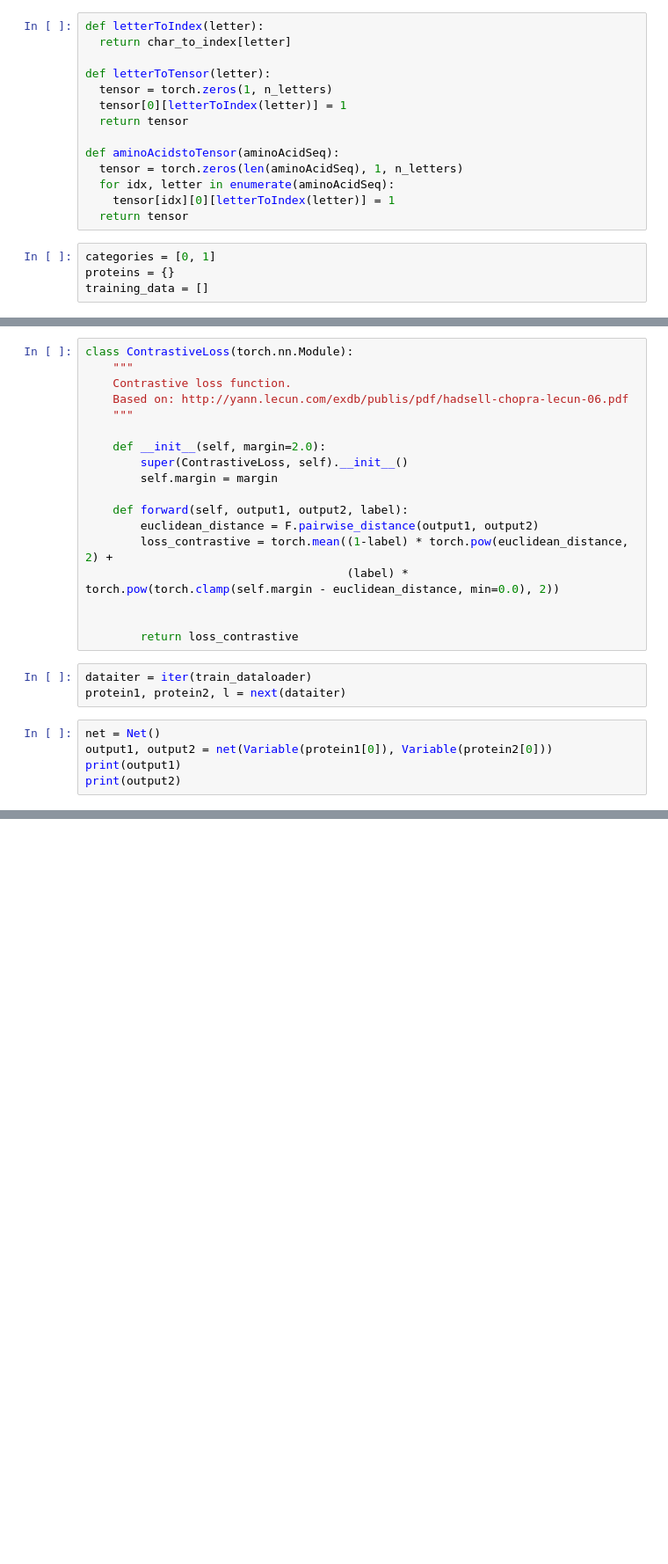
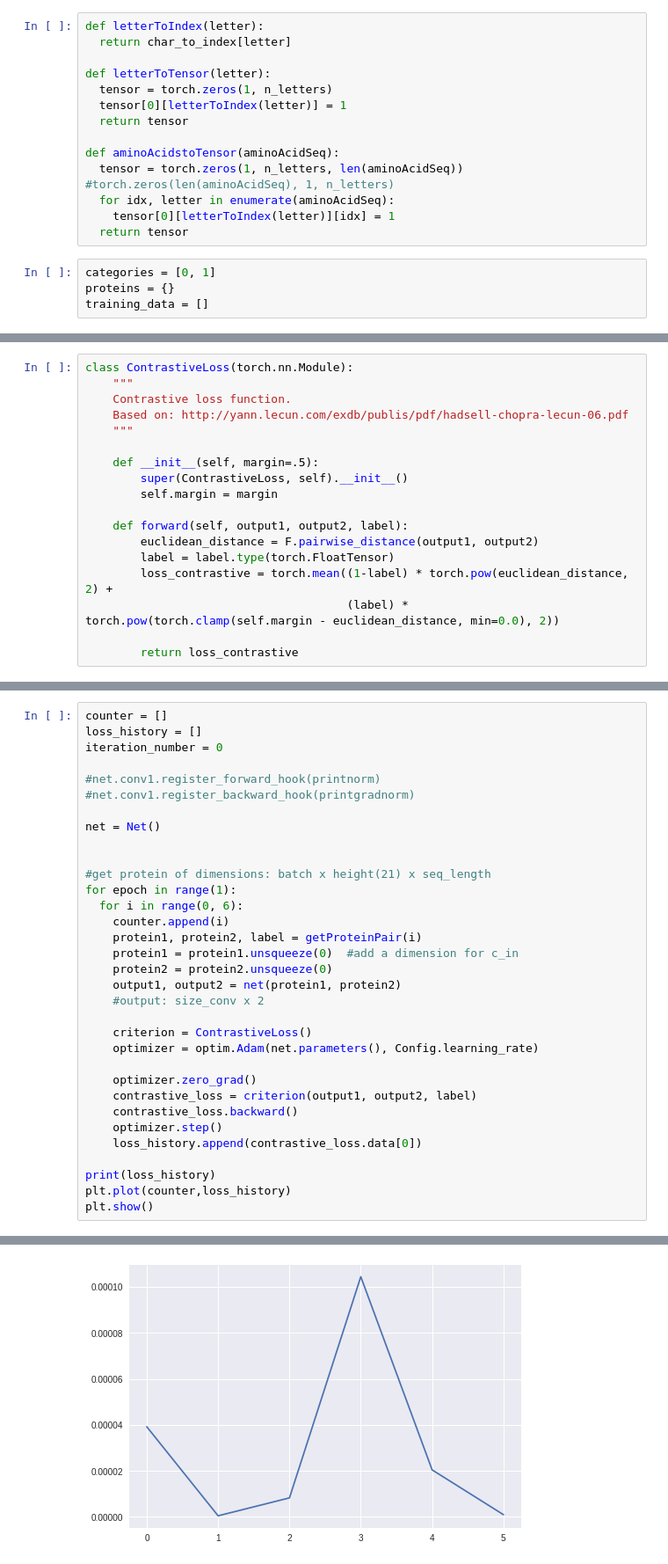
Before and after one commit to stopalopa/predicting-protein-protein-interaction, a Jupyter notebook: Protein_Protein_Interaction.ipynb, the cells around one changed output, grey strips where cells are left out. Shown: that part at 88% size. Cells and saved outputs as stored; diff of their text form; blank space fills up the shorter version.

Commit message:
Fix dimension mismatch in forward func and type error in contrastive loss function

```diff
--- a/Protein_Protein_Interaction.ipynb
+++ b/Protein_Protein_Interaction.ipynb
@@ -71,9 +74,9 @@ def letterToTensor(letter):
   return tensor
 
 def aminoAcidstoTensor(aminoAcidSeq):
-  tensor = torch.zeros(len(aminoAcidSeq), 1, n_letters)
+  tensor = torch.zeros(1, n_letters, len(aminoAcidSeq)) #torch.zeros(len(aminoAcidSeq), 1, n_letters)
   for idx, letter in enumerate(aminoAcidSeq):
-    tensor[idx][0][letterToIndex(letter)] = 1
+    tensor[0][letterToIndex(letter)][idx] = 1
   return tensor
 # %%
 categories = [0, 1]
@@ -219,22 +170,14 @@ class ContrastiveLoss(torch.nn.Module):
     Based on: http://yann.lecun.com/exdb/publis/pdf/hadsell-chopra-lecun-06.pdf
     """
 
-    def __init__(self, margin=2.0):
+    def __init__(self, margin=.5):
         super(ContrastiveLoss, self).__init__()
         self.margin = margin
 
     def forward(self, output1, output2, label):
         euclidean_distance = F.pairwise_distance(output1, output2)
+        label = label.type(torch.FloatTensor)
         loss_contrastive = torch.mean((1-label) * torch.pow(euclidean_distance, 2) +
                                       (label) * torch.pow(torch.clamp(self.margin - euclidean_distance, min=0.0), 2))
 
-
         return loss_contrastive
-# %%
-dataiter = iter(train_dataloader)
-protein1, protein2, l = next(dataiter)
-# %%
-net = Net()
-output1, output2 = net(Variable(protein1[0]), Variable(protein2[0]))
-print(output1)
-print(output2)
@@ -255,0 +184,34 @@ output1, output2 = net(protein1, protein2)
+# %%
+counter = []
+loss_history = []
+iteration_number = 0
+
+#net.conv1.register_forward_hook(printnorm)
+#net.conv1.register_backward_hook(printgradnorm)
+
+net = Net()
+
+
+#get protein of dimensions: batch x height(21) x seq_length
+for epoch in range(1):
+  for i in range(0, 6):
+    counter.append(i)
+    protein1, protein2, label = getProteinPair(i)
+    protein1 = protein1.unsqueeze(0)  #add a dimension for c_in
+    protein2 = protein2.unsqueeze(0)
+    output1, output2 = net(protein1, protein2)
+    #output: size_conv x 2
+
+    criterion = ContrastiveLoss()
+    optimizer = optim.Adam(net.parameters(), Config.learning_rate)
+
+    optimizer.zero_grad()
+    contrastive_loss = criterion(output1, output2, label)
+    contrastive_loss.backward()
+    optimizer.step()
+    loss_history.append(contrastive_loss.data[0])
+
+print(loss_history)
+plt.plot(counter,loss_history)
+plt.show()
+# %% [output]
@@ -255,0 +219 @@ output1, output2 = net(protein1, protein2)
+[figure, added]
```
Also changed, not shown: parts of 18 cells of this notebook, 1 other file.
